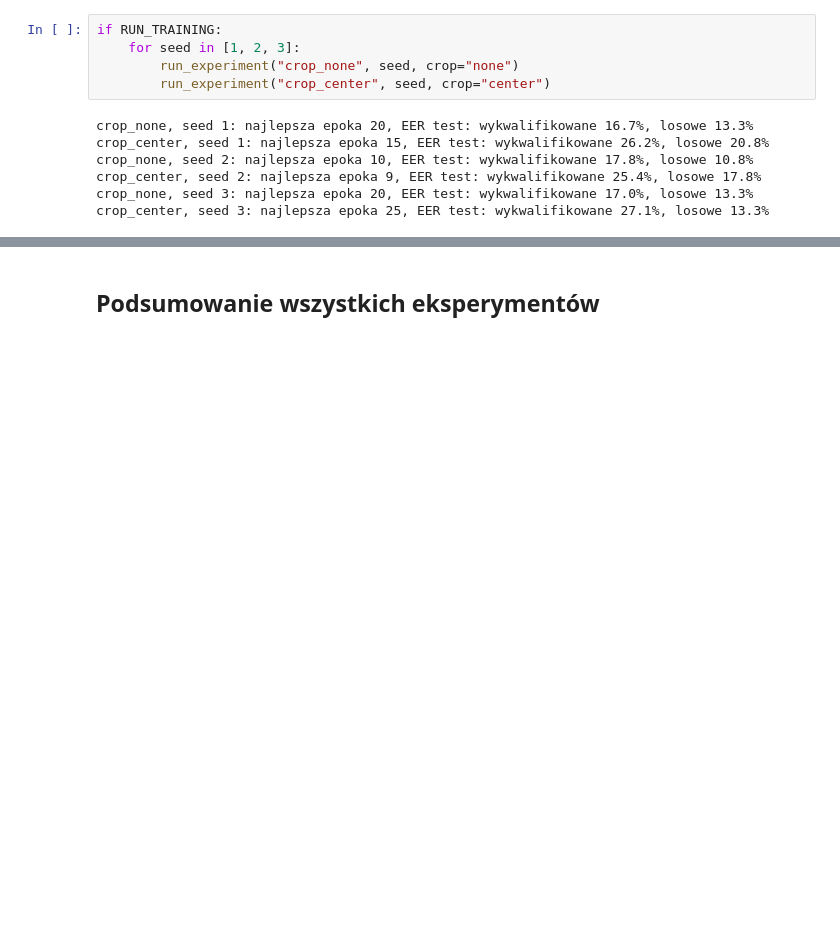
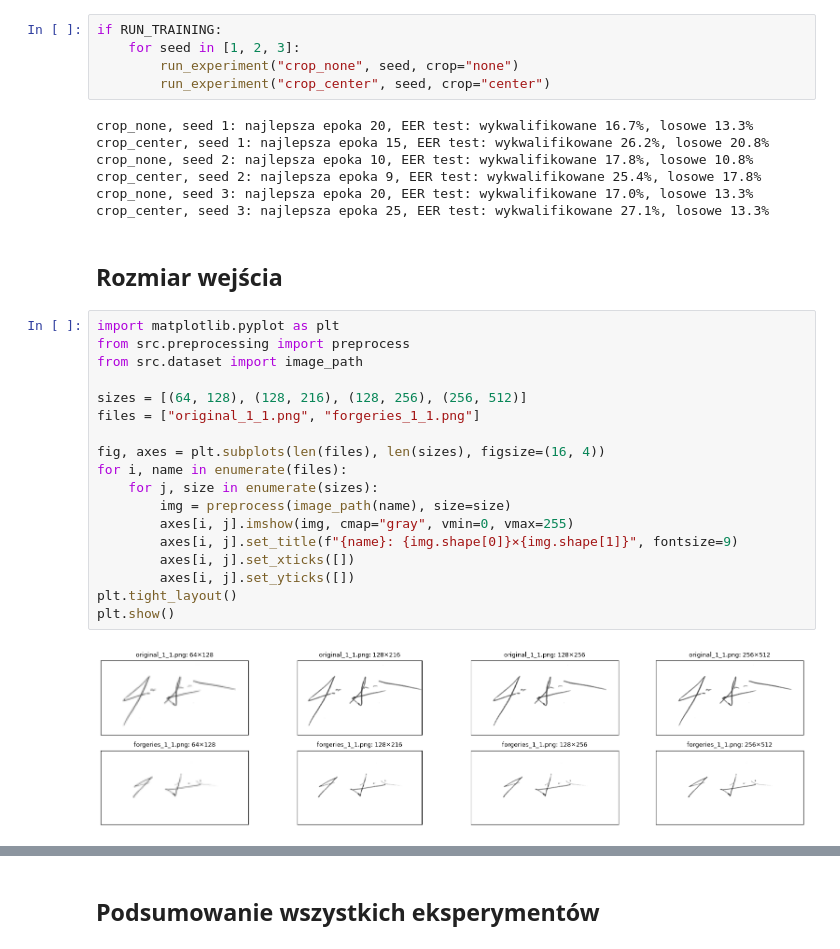
Before and after one commit to sluchson/signature-verification, a Jupyter notebook: notebooks/04_eksperymenty.ipynb, the cells around one changed output, grey strips where cells are left out. Cells and saved outputs as stored; diff of their text form; blank space fills up the shorter version.

Commit message:
Eksperyment z rozmiarem wejscia

```diff
--- a/notebooks/04_eksperymenty.ipynb
+++ b/notebooks/04_eksperymenty.ipynb
@@ -168,3 +168,25 @@ crop_none, seed 2: najlepsza epoka 10, EER test: wykwalifikowane 17.8%, losowe 1
 crop_center, seed 2: najlepsza epoka 9, EER test: wykwalifikowane 25.4%, losowe 17.8%
 crop_none, seed 3: najlepsza epoka 20, EER test: wykwalifikowane 17.0%, losowe 13.3%
 crop_center, seed 3: najlepsza epoka 25, EER test: wykwalifikowane 27.1%, losowe 13.3%
+# %% [markdown]
+## Rozmiar wejścia
+# %%
+import matplotlib.pyplot as plt
+from src.preprocessing import preprocess
+from src.dataset import image_path
+
+sizes = [(64, 128), (128, 216), (128, 256), (256, 512)]
+files = ["original_1_1.png", "forgeries_1_1.png"]
+
+fig, axes = plt.subplots(len(files), len(sizes), figsize=(16, 4))
+for i, name in enumerate(files):
+    for j, size in enumerate(sizes):
+        img = preprocess(image_path(name), size=size)
+        axes[i, j].imshow(img, cmap="gray", vmin=0, vmax=255)
+        axes[i, j].set_title(f"{name}: {img.shape[0]}×{img.shape[1]}", fontsize=9)
+        axes[i, j].set_xticks([])
+        axes[i, j].set_yticks([])
+plt.tight_layout()
+plt.show()
+# %% [output]
+[figure, added]
```
Also changed, not shown: parts of 2 cells of this notebook, 5 other files.
